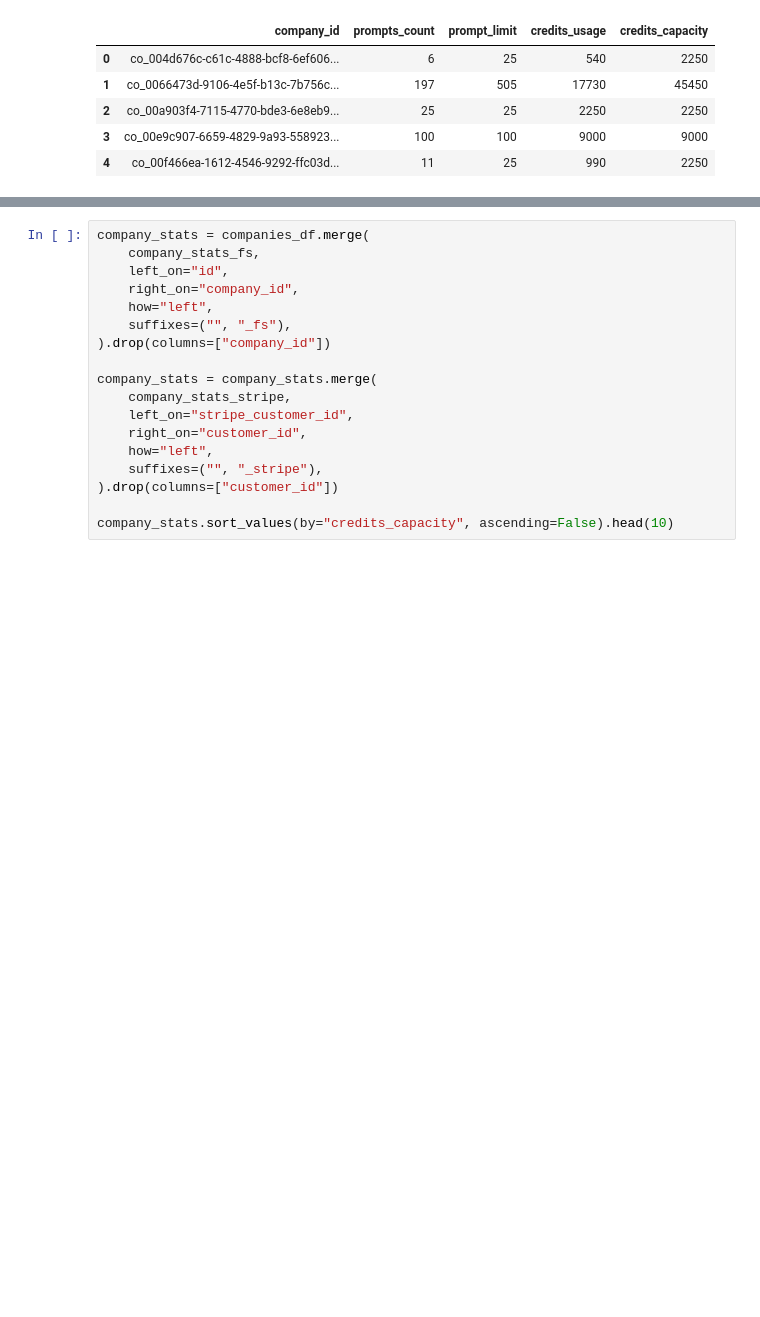
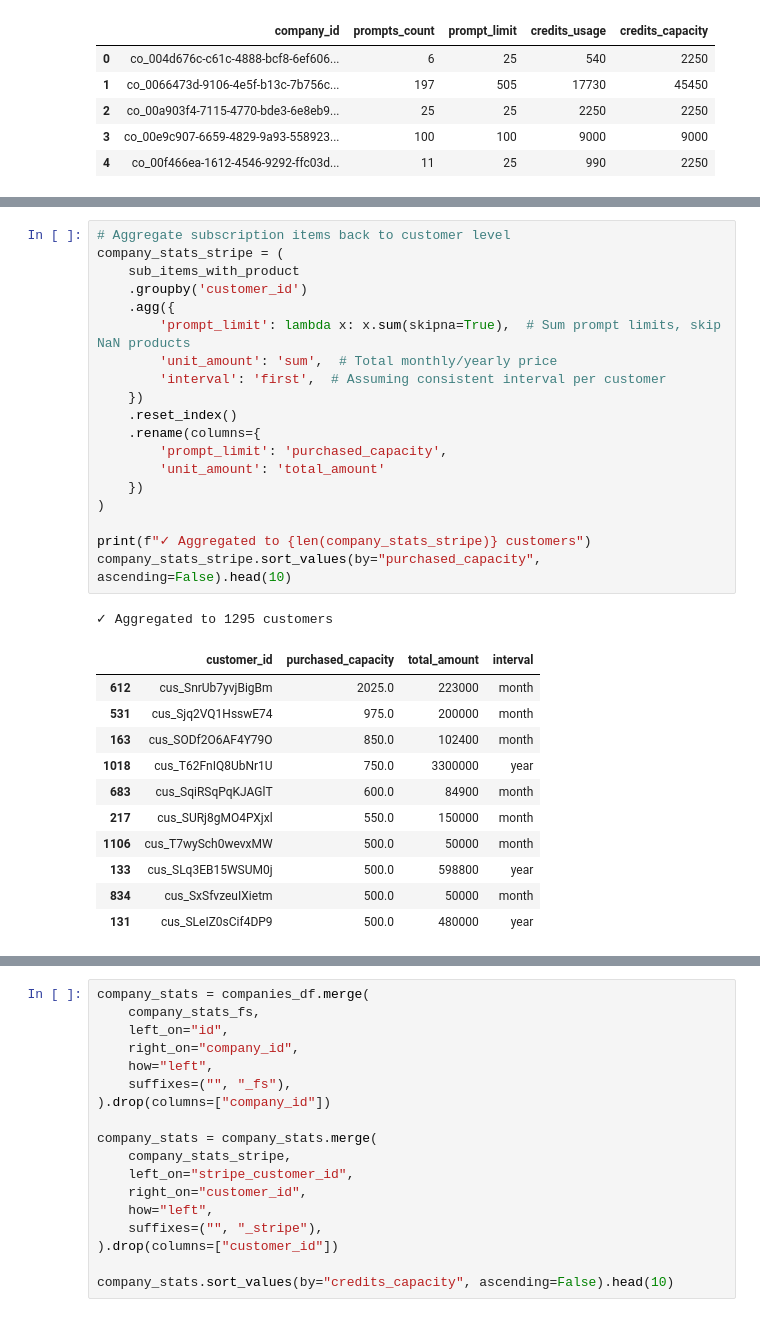
Before and after one commit to peec-ai/stripe-migration-analysis, a Jupyter notebook: transform/notebooks/migration_analysis-match.ipynb, the cells around one changed output, grey strips where cells are left out. Drawn from its saved outputs; the diff is of its cells as text; blank space fills up the shorter version.

```diff
--- a/transform/notebooks/migration_analysis-match.ipynb
+++ b/transform/notebooks/migration_analysis-match.ipynb
@@ -465,0 +486,32 @@ subs_with_product[subs_with_product["subscription_id"] == "sub_1SCzWiKojVEYZPlXf
+# %%
+# Aggregate subscription items back to customer level
+company_stats_stripe = (
+    sub_items_with_product
+    .groupby('customer_id')
+    .agg({
+        'prompt_limit': lambda x: x.sum(skipna=True),  # Sum prompt limits, skip NaN products
+        'unit_amount': 'sum',  # Total monthly/yearly price
+        'interval': 'first',  # Assuming consistent interval per customer
+    })
+    .reset_index()
+    .rename(columns={
+        'prompt_limit': 'purchased_capacity',
+        'unit_amount': 'total_amount'
+    })
+)
+
+print(f"✓ Aggregated to {len(company_stats_stripe)} customers")
+company_stats_stripe.sort_values(by="purchased_capacity", ascending=False).head(10)
+# %% [output]
+✓ Aggregated to 1295 customers
+|  | customer_id | purchased_capacity | total_amount | interval |
+| 612 | cus_SnrUb7yvjBigBm | 2025.0 | 223000 | month |
+| 531 | cus_Sjq2VQ1HsswE74 | 975.0 | 200000 | month |
+| 163 | cus_SODf2O6AF4Y79O | 850.0 | 102400 | month |
+| 1018 | cus_T62FnIQ8UbNr1U | 750.0 | 3300000 | year |
+| 683 | cus_SqiRSqPqKJAGlT | 600.0 | 84900 | month |
+| 217 | cus_SURj8gMO4PXjxl | 550.0 | 150000 | month |
+| 1106 | cus_T7wySch0wevxMW | 500.0 | 50000 | month |
+| 133 | cus_SLq3EB15WSUM0j | 500.0 | 598800 | year |
+| 834 | cus_SxSfvzeuIXietm | 500.0 | 50000 | month |
+| 131 | cus_SLeIZ0sCif4DP9 | 500.0 | 480000 | year |
```
Also changed, not shown: parts of 10 cells of this notebook, 6 other files.
